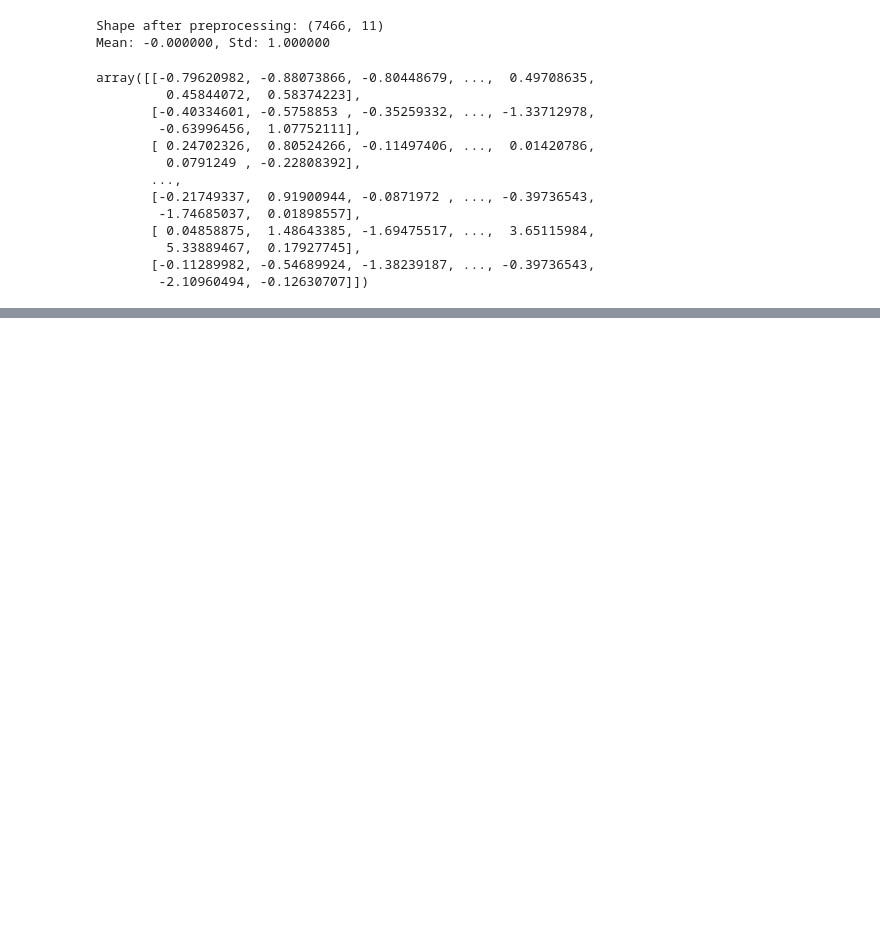
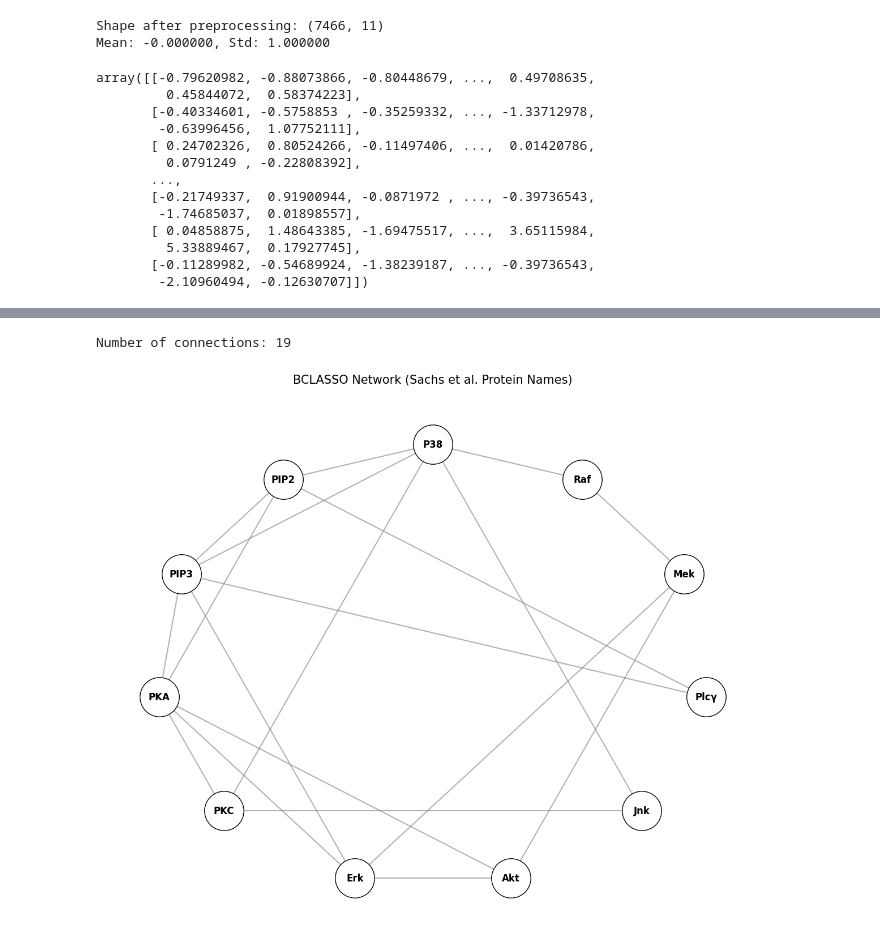
Before and after one commit to SergioSboy/blasso, a Jupyter notebook: BLASSO2.ipynb, the cells around one changed output, grey strips where cells are left out. Drawn from its saved outputs; the diff is of its cells as text; code cells hidden in the pictures; blank space fills up the shorter version.

Commit message:
fix network

```diff
--- a/BLASSO2.ipynb
+++ b/BLASSO2.ipynb
@@ -231,8 +229,8 @@ class BCLASSO:
         # --- Вычисление статистик ---
         Phi_mean = phi_samples.mean(axis=0)
 
-        lower = np.percentile(phi_samples, 35, axis=0)
-        upper = np.percentile(phi_samples, 65, axis=0)
+        lower = np.percentile(phi_samples, 32.5, axis=0)
+        upper = np.percentile(phi_samples, 67.5, axis=0)
 
         Phi_sparse = Phi_mean.copy()
         zero_mask = (lower <= 0) & (upper >= 0)
@@ -415,3 +349,76 @@ Number of connections: 24
+# %%
+name_mapping = {
+    'praf': 'Raf',
+    'pmeK': 'Mek',
+    'plcg': 'Plcγ',
+    'PIP2': 'PIP2',
+    'PIP3': 'PIP3',
+    'p44/42': 'Erk',
+    'pakts473': 'Akt',
+    'PKA': 'PKA',
+    'PKC': 'PKC',
+    'P38': 'P38',
+    'pjnk': 'Jnk'
+}
+
+protein_names = ['praf', 'pmeK', 'plcg', 'PIP2', 'PIP3', 'p44/42',
+                 'pakts473', 'PKA', 'PKC', 'P38', 'pjnk']
+
+def plot_protein_network(Phi_sparse, protein_names, title="Bayesian Network"):
+    import numpy as np
+    import networkx as nx
+    import matplotlib.pyplot as plt
+
+    G = nx.Graph()
+    d = Phi_sparse.shape[0]
+
+    G.add_nodes_from(protein_names)
+
+    for i in range(d):
+        for j in range(i+1, d):
+            if abs(Phi_sparse[i, j]) > 1e-6:
+                G.add_edge(protein_names[i], protein_names[j])
+
+    print(f"Number of connections: {G.number_of_edges()}")
+
+    plt.figure(figsize=(12, 10))
+
+    ordered_nodes = [
+        'P38', 'PIP2', 'PIP3', 'PKA', 'PKC',
+        'Erk', 'Akt', 'Jnk', 'Plcγ', 'Mek', 'Raf'
+    ]
+
+    angle = np.linspace(0, 2 * np.pi, len(ordered_nodes), endpoint=False)
+    angle = angle + np.pi / 2
+    pos = {
+        node: (np.cos(a), np.sin(a))
+        for node, a in zip(ordered_nodes, angle)
+    }
+
+    nx.draw_networkx_nodes(G, pos, node_color='white',
+                           edgecolors='black', node_size=2500)
+
+    nx.draw_networkx_labels(G, pos, font_size=12, font_weight='bold')
+
+    nx.draw_networkx_edges(G, pos, edge_color='gray', alpha=0.6, width=1.5)
+
+    plt.title(title, pad=20, fontsize=15)
+    plt.axis('off')
+    plt.tight_layout()
+    plt.show()
+
+    return G
+
+protein_names_mapped = [name_mapping[name] for name in protein_names]
+
+G = plot_protein_network(
+    results['Phi_sparse'],
+    protein_names_mapped,
+    title="BCLASSO Network (Sachs et al. Protein Names)"
+)
+# %% [output]
+Number of connections: 19
+[figure, added]
 # %%
 true_edges = {
     ('praf', 'pmeK'),
```
Also changed, not shown: parts of 4 cells of this notebook.
